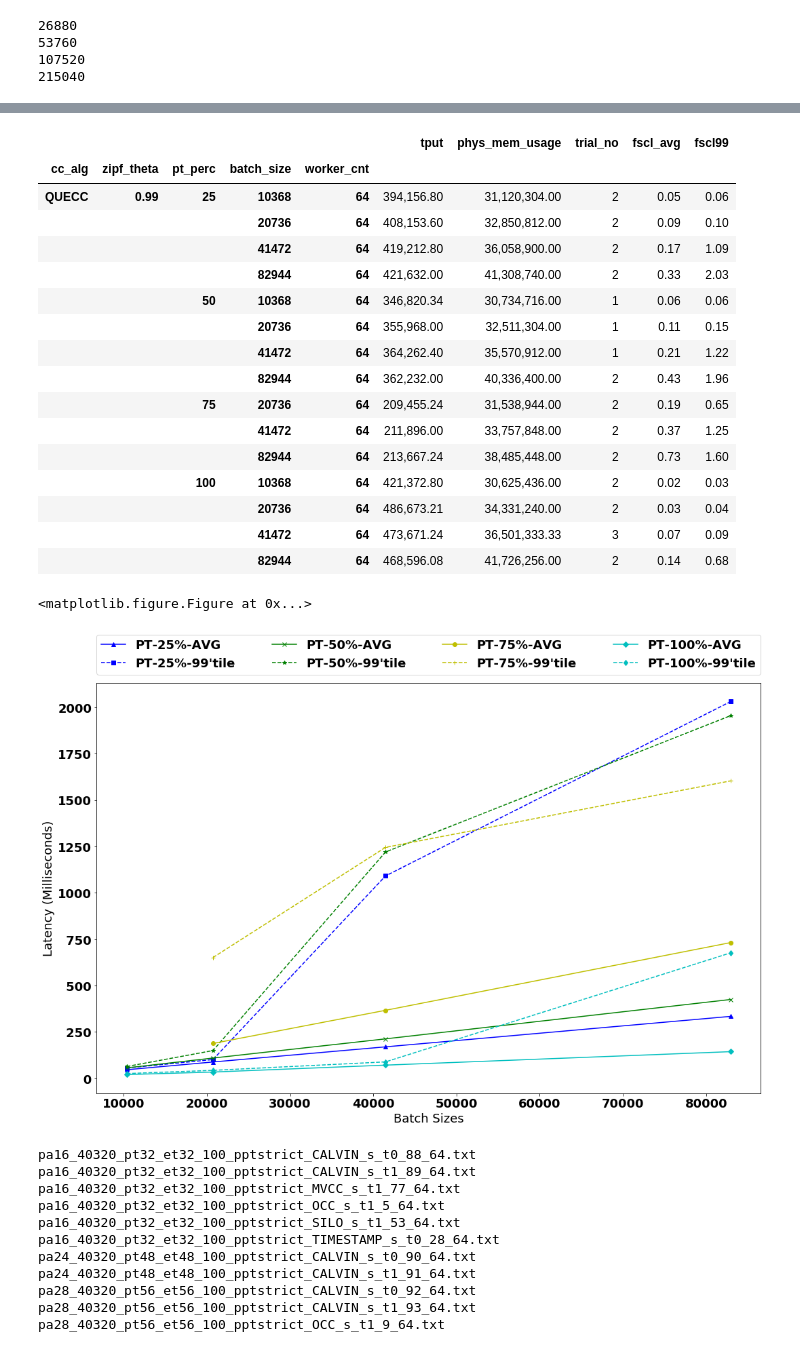
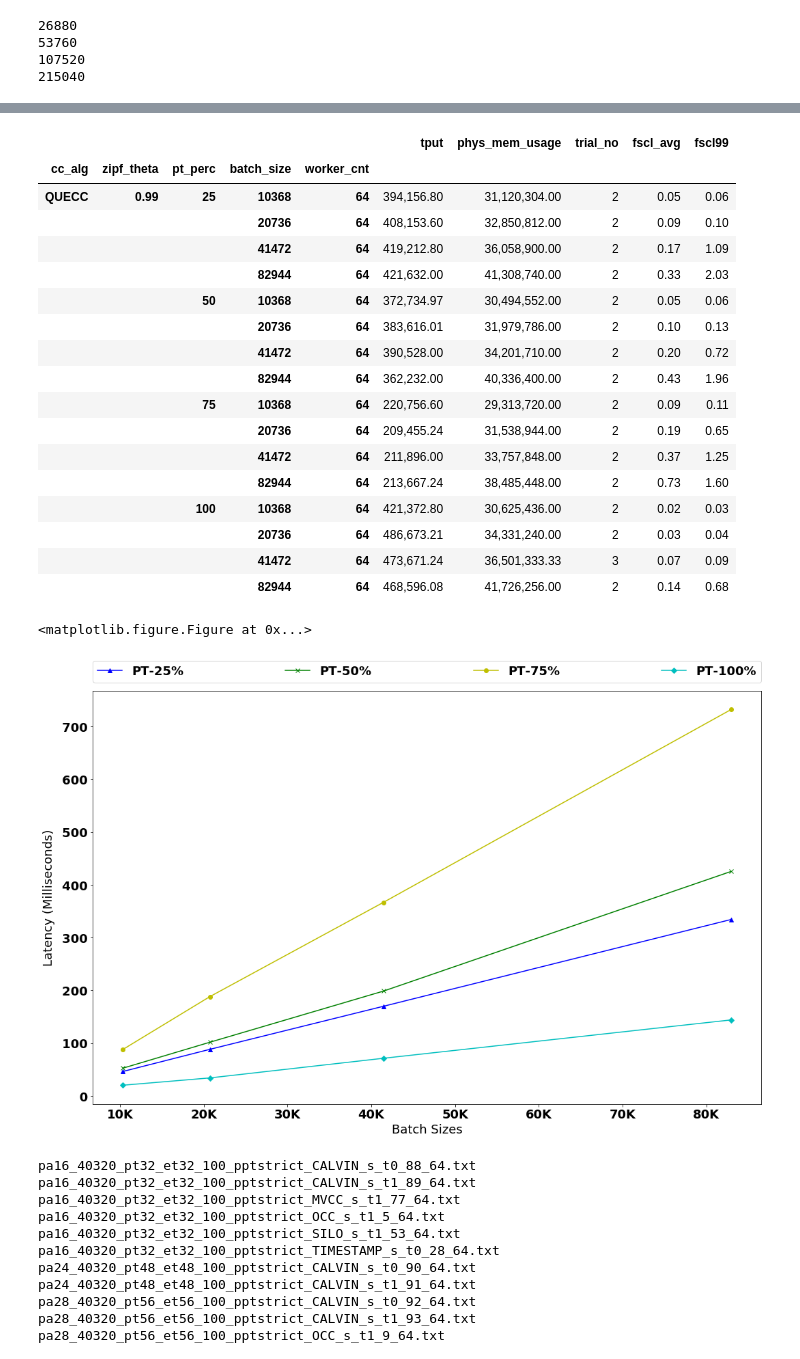
Before and after one commit to qadahtm/deneva, a Jupyter notebook: pynb/QueCC.ipynb, the cells around one changed output, grey strips where cells are left out. Cells and saved outputs as stored; diff of their text form; code cells hidden in the pictures.

```diff
--- a/pynb/QueCC.ipynb
+++ b/pynb/QueCC.ipynb
@@ -2545,25 +2720,30 @@ for m in muls:
 # %%
-##QueCC Plots -- Batch size - Throughput
+##QueCC Plots -- Batch size - Throughput - Batch size
 import matplotlib.ticker as ticker
 agg_req_normal = {'tput':'mean','phys_mem_usage':'mean', 'trial_no':'count'}
 agg_req = agg_req_normal
 us = 1000000
 q_pipelined = False
 pd.options.display.float_format = '{:,.2f}'.format
+grp_indexes = ['cc_alg','zipf_theta','pt_perc','batch_size','worker_cnt']
+# cores = 32
+cores = 64
+figoutdir = '/Users/qadahtm/Google Drive/MBP2/PhDResearch/QueCC/paper_figs/'
+outfname = '{}ycsb-bsize-theta0-GS32.pdf'.format(figoutdir)
 
-grp_indexes = ['cc_alg','zipf_theta','pt_perc','batch_size','worker_cnt']
-cores = 32
 # ycsb_quecc_bsize_M64 = "/Users/qadahtm/Dev/halstead/deneva_project/deneva/exp_results/ycsb_ppt50_wp50_thetapt99_bsize_M64"
-ycsb_quecc_bsize_M64 = "/Users/qadahtm/Dev/halstead/deneva_project/deneva/exp_results/ycsb_ppt50_wp50_theta0_bsize_M64"
-ycsb_quecc_bsize_M64 = "/Users/qadahtm/Dev/halstead/deneva_project/deneva/exp_results/ycsb_ppt50_wp50_theta0pt90_bsize_GS32"
+# ycsb_quecc_bsize_M64 = "/Users/qadahtm/Dev/halstead/deneva_project/deneva/exp_results/ycsb_ppt50_wp50_theta0pt99_bsize_M64"
+# ycsb_quecc_bsize_M64 = "/Users/qadahtm/Dev/halstead/deneva_project/deneva/exp_results/ycsb_ppt50_wp50_theta0pt90_bsize_M64"
 # ycsb_quecc_bsize_M64 = "/Users/qadahtm/Dev/halstead/deneva_project/deneva/exp_results/ycsb_ppt50_wp50_theta0pt90_bsize_M64"
 
-ycsb_quecc_bsize_M64 = "/Users/qadahtm/Dev/halstead/deneva_project/deneva/exp_results/ycsb_ppt50_wp50_thetapt99_bsize_GS32"
+ycsb_quecc_bsize_M64 = "/Users/qadahtm/Dev/halstead/deneva_project/deneva/exp_results/ycsb_ppt50_wp50_theta0pt90_bsize_GS32"
+# ycsb_quecc_bsize_M64 = "/Users/qadahtm/Dev/halstead/deneva_project/deneva/exp_results/ycsb_ppt50_wp50_thetapt99_bsize_GS32"
 
 ycsb_quecc_bsize_M64 = pd.DataFrame(parse_directory(ycsb_quecc_bsize_M64));
 ycsb_quecc_bsize_M64 =  ycsb_quecc_bsize_M64[ycsb_quecc_bsize_M64['batch_size'] > 6000]
 ycsb_quecc_bsize_M64 =  ycsb_quecc_bsize_M64[ycsb_quecc_bsize_M64['tput'] != 0]
-ycsb_quecc_bsize_M64 = ycsb_quecc_bsize_M64[ycsb_quecc_bsize_M64['zipf_theta'] == '0.99']
+ycsb_quecc_bsize_M64 = ycsb_quecc_bsize_M64[ycsb_quecc_bsize_M64['zipf_theta'] == '0.00']
+# ycsb_quecc_bsize_M64 = ycsb_quecc_bsize_M64[ycsb_quecc_bsize_M64['zipf_theta'] == '0.99']
 ycsb_quecc_unpip_M64 = ycsb_quecc_bsize_M64[ycsb_quecc_bsize_M64['pt_perc'] == 100]
 # ycsb_quecc_unpip_M64 = ycsb_quecc_unpip_M64[ycsb_quecc_unpip_M64['zipf_theta'] != '0.60']
 # ycsb_quecc_unpip_M64 = ycsb_quecc_unpip_M64[ycsb_quecc_unpip_M64['zipf_theta'] == '0.99']
@@ -2614,6 +2794,7 @@ for ptr in pt_ratio:
             yvals = list(grouped_f.loc[a,t,ptr]['tput'])
             yvals_s = list( map(lambda x : x/us, yvals))
             xvals = list(grouped_f.loc[a,t,ptr].index.get_level_values(0))
+            xvals = list( map(lambda x : x/1000, xvals))
 #             print(yvals)
 #             print(xvals)
             line_yvals.append(yvals_s)
@@ -2648,6 +2829,7 @@ for i in range(len(line_labels)):
     print(i)
     ax.plot(line_xvals[i],line_yvals[i], ls_tmp, label=line_labels[i])
     ax.yaxis.set_major_formatter(ticker.FormatStrFormatter('%4.2f'))
+    ax.xaxis.set_major_formatter(ticker.FormatStrFormatter('%dK'))
     ax.set_ylabel('Throughput (Million TPS)')
     # ax.set_xlabel('Zipfian Theta')
     ax.set_xlabel('Batch Sizes')
@@ -2662,6 +2844,7 @@ plt.legend(bbox_to_anchor=(0, 1.02, 1.0, .102),
            loc=8,ncol=8, mode="expand", borderaxespad=0.)
 plt.subplots_adjust(top=0.92, bottom=0.08, left=0.10, right=0.95, hspace=0.25,
                     wspace=0.35)
+plt.savefig(outfname,format='pdf')
 grouped_f
 # grouped_f.loc['QUECC','0.99','100']
 # %% [output]
@@ -2699,12 +2896,15 @@ See the caveats in the documentation: http://pandas.pydata.org/pandas-docs/stabl
 ##QueCC Plots -- Batch size - Latency
 import matplotlib.ticker as ticker
 agg_req_normal = {'tput':'mean','phys_mem_usage':'mean', 'trial_no':'count','fscl_avg':'mean', 'fscl99':'mean'}
+
 agg_req = agg_req_normal
 us = 1000000
 q_pipelined = False
 pd.options.display.float_format = '{:,.2f}'.format
+grp_indexes = ['cc_alg','zipf_theta','pt_perc','batch_size','worker_cnt']
+figoutdir = '/Users/qadahtm/Google Drive/MBP2/PhDResearch/QueCC/paper_figs/'
+outfname = '{}ycsb-bsize-lat-thetapt99-M64.pdf'.format(figoutdir)
 
-grp_indexes = ['cc_alg','zipf_theta','pt_perc','batch_size','worker_cnt']
 cores = 64
 ycsb_quecc_bsize_M64 = "/Users/qadahtm/Dev/halstead/deneva_project/deneva/exp_results/ycsb_ppt50_wp50_theta0pt99_bsize_lat_M64"
 # ycsb_quecc_bsize_M64 = "/Users/qadahtm/Dev/halstead/deneva_project/deneva/exp_results/ycsb_ppt50_wp50_theta0pt99_bsize_lat_GS32"
@@ -2714,6 +2914,7 @@ ycsb_quecc_bsize_M64 = pd.DataFrame(parse_directory(ycsb_quecc_bsize_M64));
 ycsb_quecc_bsize_M64 = ycsb_quecc_bsize_M64[ycsb_quecc_bsize_M64['batch_size'] > 6000]
 ycsb_quecc_bsize_M64 = ycsb_quecc_bsize_M64[ycsb_quecc_bsize_M64['tput'] != 0]
 ycsb_quecc_bsize_M64 = ycsb_quecc_bsize_M64[ycsb_quecc_bsize_M64['zipf_theta'] == '0.99']
+# ycsb_quecc_bsize_M64 = ycsb_quecc_bsize_M64[ycsb_quecc_bsize_M64['zipf_theta'] == '0.00']
 ycsb_quecc_unpip_M64 = ycsb_quecc_bsize_M64[ycsb_quecc_bsize_M64['pt_perc'] == 100]
 # ycsb_quecc_unpip_M64 = ycsb_quecc_unpip_M64[ycsb_quecc_unpip_M64['zipf_theta'] != '0.60']
 # ycsb_quecc_unpip_M64 = ycsb_quecc_unpip_M64[ycsb_quecc_unpip_M64['zipf_theta'] == '0.99']
@@ -2735,8 +2936,8 @@ combined = pd.concat([ycsb_quecc_unpip_M64,ycsb_quecc_pip_M64])
 
 grouped_f = combined.groupby(grp_indexes).agg(agg_req)
 
-# ls = ['b^-', 'gx-', 'yo-', 'cD-', 'm2-', 'rs-', 'g<--', 'r^--', 'g^--', 'c^-', 'm^-', 'y^--' ]
-ls = ['b^-', 'bs--', 'gx-', 'g*--', 'yo-', 'y+--', 'cD-', 'cd--' ]
+ls = ['b^-', 'gx-', 'yo-', 'cD-', 'm2-', 'rs-', 'g<--', 'r^--', 'g^--', 'c^-', 'm^-', 'y^--' ]
+# ls = ['b^-', 'bs--', 'gx-', 'g*--', 'yo-', 'y+--', 'cD-', 'cd--' ]
 plt.figure(figsize=(32,6.2))
 plt.figure(figsize=(16,10))
 
@@ -2755,14 +2956,16 @@ line_labels = []
 line_yvals = []
 line_xvals = []
 line_theta = []
-lat_lines = ['fscl_avg', 'fscl99']
+# lat_lines = ['fscl_avg', 'fscl99']
+lat_lines = ['fscl_avg']
 for ptr in pt_ratio:
     for t in ztheta:
         doplot = False
         for a in algs:
             for latv in lat_lines:
                 if latv == 'fscl_avg':
-                    ll = 'PT-{}%-AVG'.format(ptr)
+#                     ll = 'PT-{}%-AVG'.format(ptr)
+                    ll = 'PT-{}%'.format(ptr)
                 else:
                     m = re.search('fscl(\d+)', latv)
                     if m:
@@ -2777,6 +2980,7 @@ for ptr in pt_ratio:
                 yvals = list(grouped_f.loc[a,t,ptr][latv])
                 yvals_s = list( map(lambda x : x*1000, yvals))
                 xvals = list(grouped_f.loc[a,t,ptr].index.get_level_values(0))
+                xvals = list( map(lambda x : x/1000, xvals))
     #             print(yvals)
     #             print(xvals)
                 line_yvals.append(yvals_s)
@@ -2811,6 +3015,7 @@ for i in range(len(line_labels)):
     print(i)
     ax.plot(line_xvals[i],line_yvals[i], ls_tmp, label=line_labels[i])
     ax.yaxis.set_major_formatter(ticker.FormatStrFormatter('%4.f'))
+    ax.xaxis.set_major_formatter(ticker.FormatStrFormatter('%dK'))
     ax.set_ylabel('Latency (Milliseconds)')
     # ax.set_xlabel('Zipfian Theta')
     ax.set_xlabel('Batch Sizes')
@@ -2825,6 +3030,7 @@ plt.legend(bbox_to_anchor=(0, 1.02, 1.0, .102),
            loc=8,ncol=4, mode="expand", borderaxespad=0.)
 plt.subplots_adjust(top=0.92, bottom=0.08, left=0.10, right=0.95, hspace=0.25,
                     wspace=0.35)
+plt.savefig(outfname,format='pdf')
 grouped_f
 # grouped_f.loc['QUECC','0.99','100']
 # %% [output]
@@ -2851,22 +3053,23 @@ See the caveats in the documentation: http://pandas.pydata.org/pandas-docs/stabl
 |  |  |  |  |  | tput | phys_mem_usage | trial_no | fscl_avg | fscl99 |
 | cc_alg | zipf_theta | pt_perc | batch_size | worker_cnt |  |  |  |  |  |
 | QUECC | 0.99 | 25 | 10368 | 64 | 394,156.80 | 31,120,304.00 | 2 | 0.05 | 0.06 |
 |  |  |  | 20736 | 64 | 408,153.60 | 32,850,812.00 | 2 | 0.09 | 0.10 |
 |  |  |  | 41472 | 64 | 419,212.80 | 36,058,900.00 | 2 | 0.17 | 1.09 |
 |  |  |  | 82944 | 64 | 421,632.00 | 41,308,740.00 | 2 | 0.33 | 2.03 |
-|  |  | 50 | 10368 | 64 | 346,820.34 | 30,734,716.00 | 1 | 0.06 | 0.06 |
-|  |  |  | 20736 | 64 | 355,968.00 | 32,511,304.00 | 1 | 0.11 | 0.15 |
-|  |  |  | 41472 | 64 | 364,262.40 | 35,570,912.00 | 1 | 0.21 | 1.22 |
+|  |  | 50 | 10368 | 64 | 372,734.97 | 30,494,552.00 | 2 | 0.05 | 0.06 |
+|  |  |  | 20736 | 64 | 383,616.01 | 31,979,786.00 | 2 | 0.10 | 0.13 |
+|  |  |  | 41472 | 64 | 390,528.00 | 34,201,710.00 | 2 | 0.20 | 0.72 |
 |  |  |  | 82944 | 64 | 362,232.00 | 40,336,400.00 | 2 | 0.43 | 1.96 |
-|  |  | 75 | 20736 | 64 | 209,455.24 | 31,538,944.00 | 2 | 0.19 | 0.65 |
+|  |  | 75 | 10368 | 64 | 220,756.60 | 29,313,720.00 | 2 | 0.09 | 0.11 |
+|  |  |  | 20736 | 64 | 209,455.24 | 31,538,944.00 | 2 | 0.19 | 0.65 |
 |  |  |  | 41472 | 64 | 211,896.00 | 33,757,848.00 | 2 | 0.37 | 1.25 |
 |  |  |  | 82944 | 64 | 213,667.24 | 38,485,448.00 | 2 | 0.73 | 1.60 |
 |  |  | 100 | 10368 | 64 | 421,372.80 | 30,625,436.00 | 2 | 0.02 | 0.03 |
 |  |  |  | 20736 | 64 | 486,673.21 | 34,331,240.00 | 2 | 0.03 | 0.04 |
 |  |  |  | 41472 | 64 | 473,671.24 | 36,501,333.33 | 3 | 0.07 | 0.09 |
 |  |  |  | 82944 | 64 | 468,596.08 | 41,726,256.00 | 2 | 0.14 | 0.68 |
 <matplotlib.figure.Figure at 0x...>
-[figure, old version]
+[figure, new version]
 # %%
 import matplotlib.ticker as ticker
 agg_req_normal = {'tput':'mean','phys_mem_usage':'mean','trial_no':'count'}
```
Also changed, not shown: parts of 4 cells of this notebook, 12 other files.
